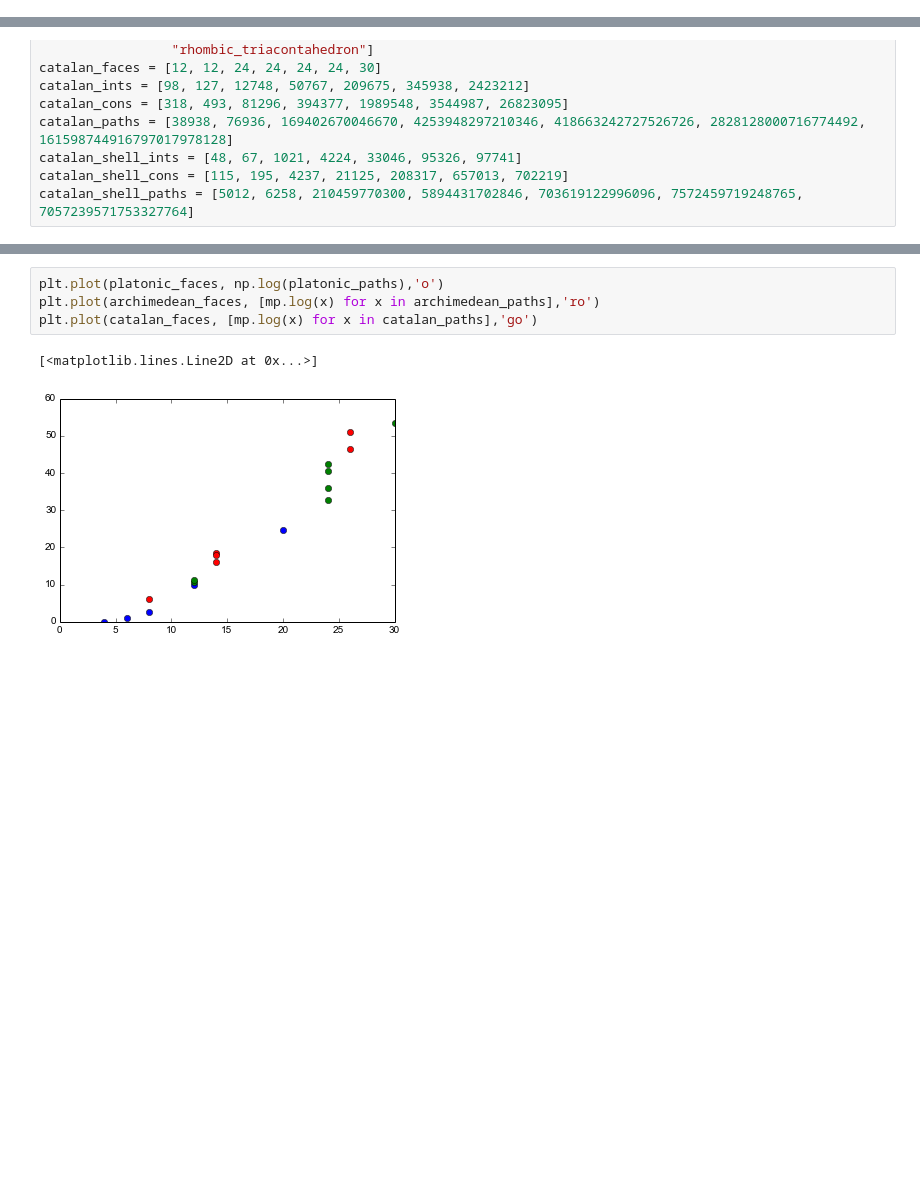
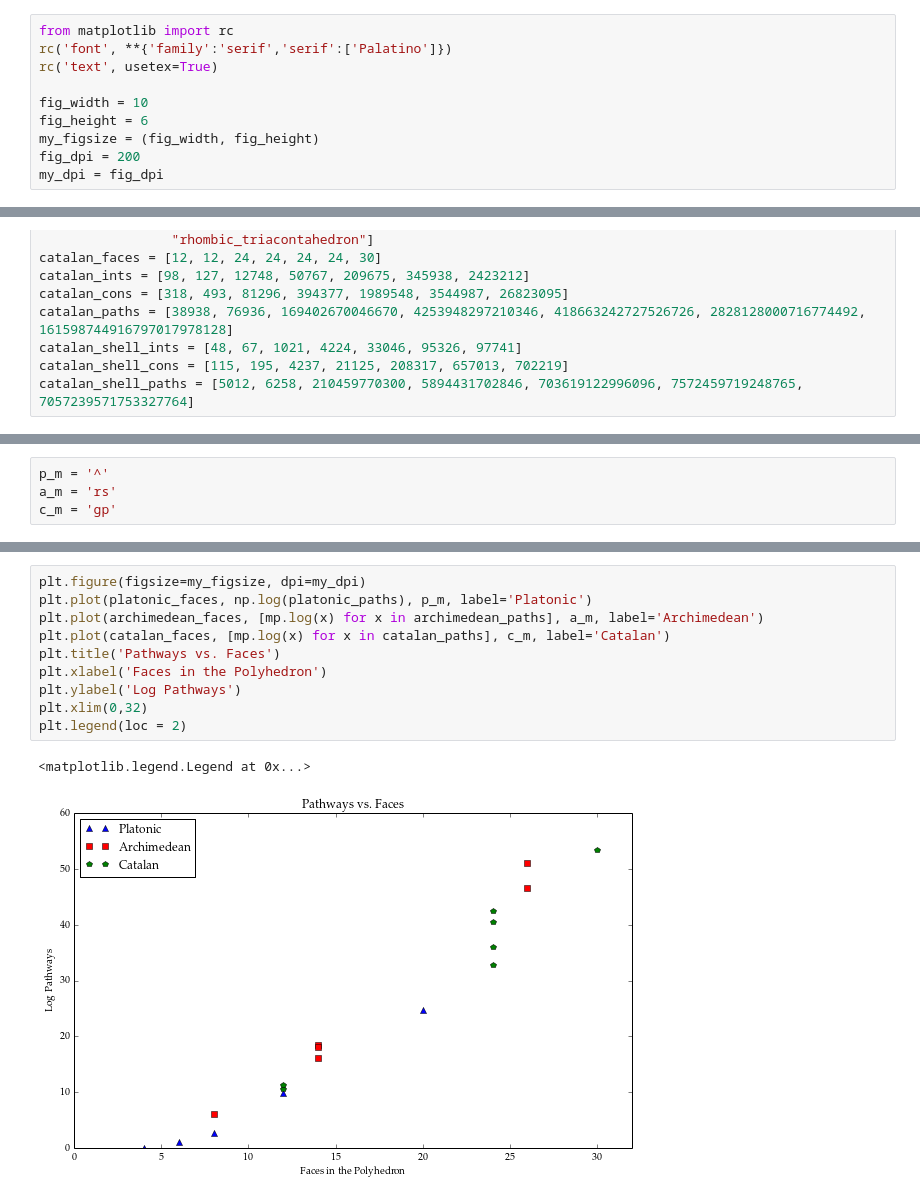
Before and after one commit to Danie1Johnson/thesis, a Jupyter notebook: images/BG_CCS_stats.ipynb, the cells around one changed output, grey strips where cells are left out. Saved outputs shown, nothing was run; the diff lists cells and outputs as text; blank space fills up the shorter version.

```diff
--- a/images/BG_CCS_stats.ipynb
+++ b/images/BG_CCS_stats.ipynb
@@ -4,6 +4,16 @@
 import numpy as np
 import mpmath as mp
 import matplotlib.pyplot as plt
+# %%
+from matplotlib import rc
+rc('font', **{'family':'serif','serif':['Palatino']})
+rc('text', usetex=True)
+
+fig_width = 10
+fig_height = 6
+my_figsize = (fig_width, fig_height)
+fig_dpi = 200
+my_dpi = fig_dpi
 # %%
 platonic_names_uc = ["Tetrahedron",
                      "Cube",
@@ -67 +97,5 @@ catalan_shell_paths = [5012, 6258, 210459770300, 5894431702846, 703619122996096,
+# %%
+p_m = '^'
+a_m = 'rs'
+c_m = 'gp'
 # %%
@@ -81,8 +127,14 @@ plt.plot(catalan_faces, np.log(catalan_cons),'go')
 # %%
-plt.plot(platonic_faces, np.log(platonic_paths),'o')
-plt.plot(archimedean_faces, [mp.log(x) for x in archimedean_paths],'ro')
-plt.plot(catalan_faces, [mp.log(x) for x in catalan_paths],'go')
+plt.figure(figsize=my_figsize, dpi=my_dpi)
+plt.plot(platonic_faces, np.log(platonic_paths), p_m, label='Platonic')
+plt.plot(archimedean_faces, [mp.log(x) for x in archimedean_paths], a_m, label='Archimedean')
+plt.plot(catalan_faces, [mp.log(x) for x in catalan_paths], c_m, label='Catalan')
+plt.title('Pathways vs. Faces')
+plt.xlabel('Faces in the Polyhedron')
+plt.ylabel('Log Pathways')
+plt.xlim(0,32)
+plt.legend(loc = 2)
 # %% [output]
-[<matplotlib.lines.Line2D at 0x...>]
+<matplotlib.legend.Legend at 0x...>
-[figure, old version]
+[figure, new version]
 # %%
```
Also changed, not shown: parts of 10 cells of this notebook, 1 other file.
